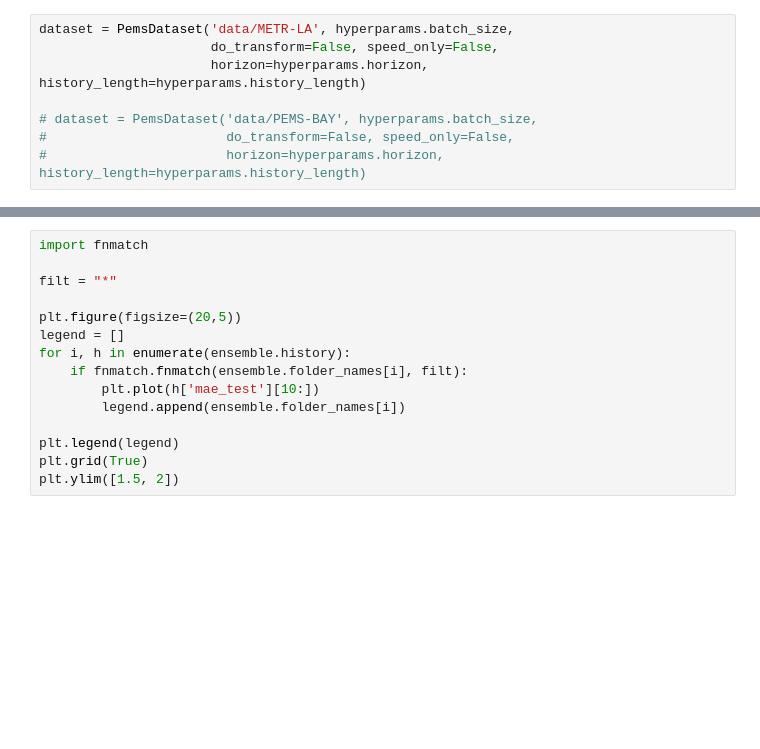
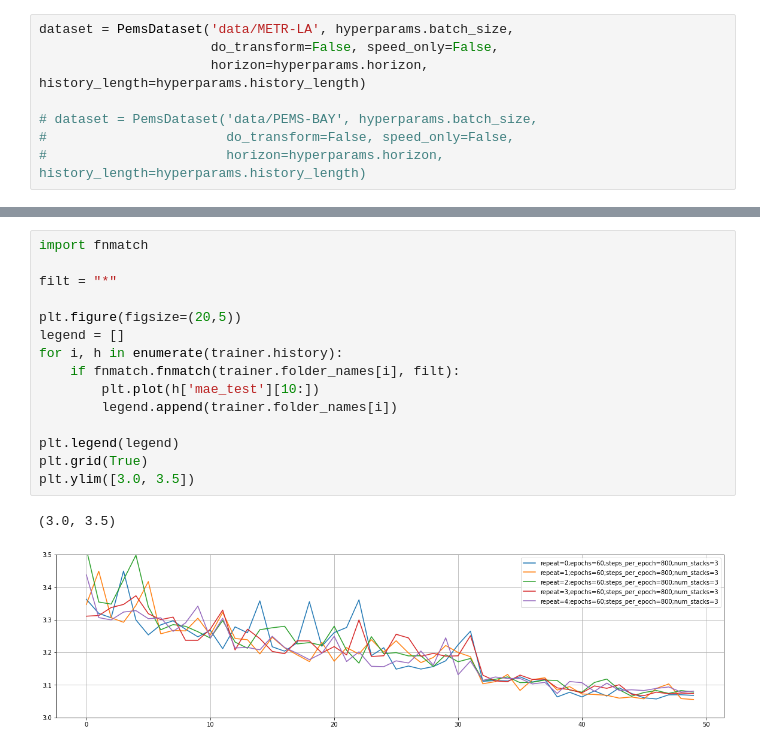
Before and after one commit to boreshkinai/fc-gaga, a Jupyter notebook: FC_GAGA.ipynb, the cells around one changed output, grey strips where cells are left out. Saved outputs shown, nothing was run; the diff lists cells and outputs as text; blank space fills up the shorter version.

```diff
--- a/FC_GAGA.ipynb
+++ b/FC_GAGA.ipynb
@@ -92,18 +95,21 @@ plt.plot(node_embeddings_dp3[node_to_plot])
 # %%
 import fnmatch
 
 filt = "*"
 
 plt.figure(figsize=(20,5))
 legend = []
-for i, h in enumerate(ensemble.history):
-    if fnmatch.fnmatch(ensemble.folder_names[i], filt):
+for i, h in enumerate(trainer.history):
+    if fnmatch.fnmatch(trainer.folder_names[i], filt):
         plt.plot(h['mae_test'][10:])
-        legend.append(ensemble.folder_names[i])
+        legend.append(trainer.folder_names[i])
 
 plt.legend(legend)
 plt.grid(True)
-plt.ylim([1.5, 2])
+plt.ylim([3.0, 3.5])
+# %% [output]
+(3.0, 3.5)
+[figure, added]
 # %%
 def insert_dict(d, k, v):
     previous = d.get(k, [])
```
Also changed, not shown: parts of 3 cells of this notebook.
